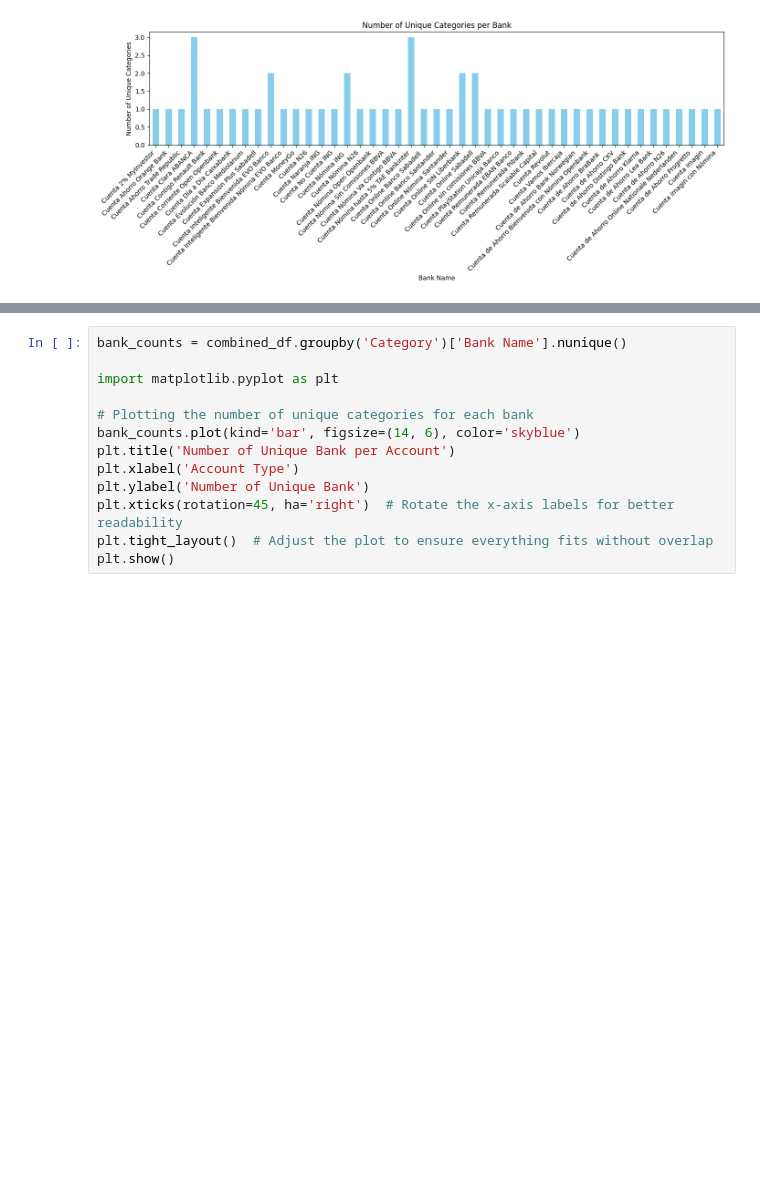
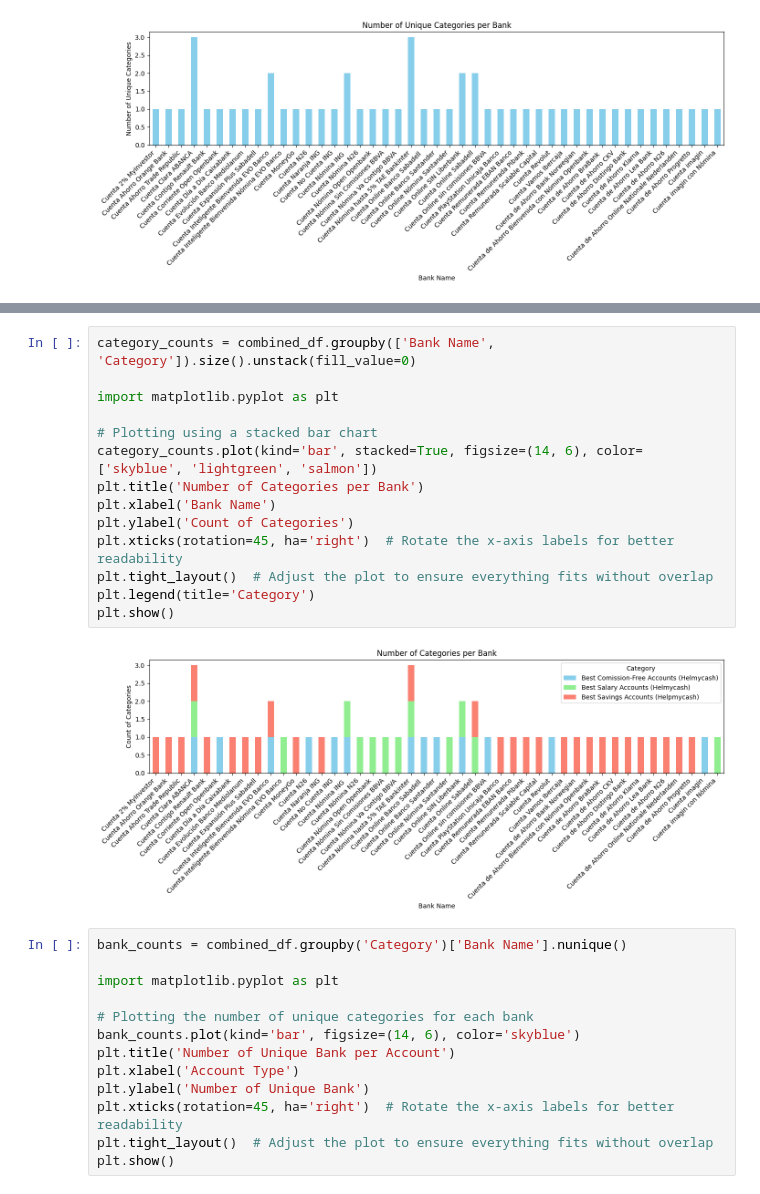
Before and after one commit to agbennett-bse/deloitte_digital_banking, a Jupyter notebook: deloitte_digital_banking/rank-position.ipynb, the cells around one changed output, grey strips where cells are left out. Cells and saved outputs as stored; diff of their text form; blank space fills up the shorter version.

```diff
--- a/deloitte_digital_banking/rank-position.ipynb
+++ b/deloitte_digital_banking/rank-position.ipynb
@@ -123,3 +185,19 @@ plt.show()
+# %%
+category_counts = combined_df.groupby(['Bank Name', 'Category']).size().unstack(fill_value=0)
+
+import matplotlib.pyplot as plt
+
+# Plotting using a stacked bar chart
+category_counts.plot(kind='bar', stacked=True, figsize=(14, 6), color=['skyblue', 'lightgreen', 'salmon'])
+plt.title('Number of Categories per Bank')
+plt.xlabel('Bank Name')
+plt.ylabel('Count of Categories')
+plt.xticks(rotation=45, ha='right')  # Rotate the x-axis labels for better readability
+plt.tight_layout()  # Adjust the plot to ensure everything fits without overlap
+plt.legend(title='Category')
+plt.show()
+# %% [output]
+[figure, added]
 # %%
 bank_counts = combined_df.groupby('Category')['Bank Name'].nunique()
 
```
Also changed, not shown: parts of 4 cells of this notebook.
